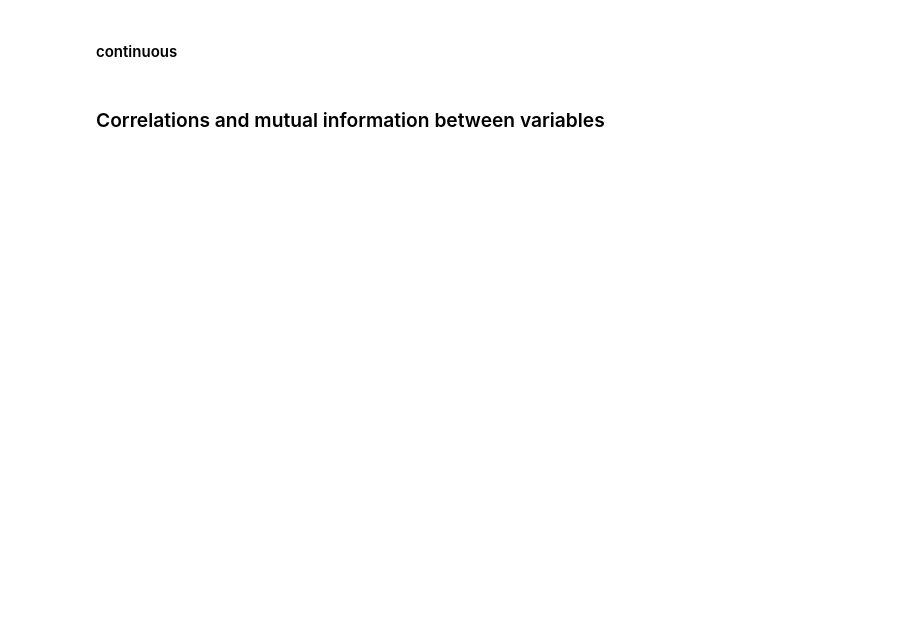
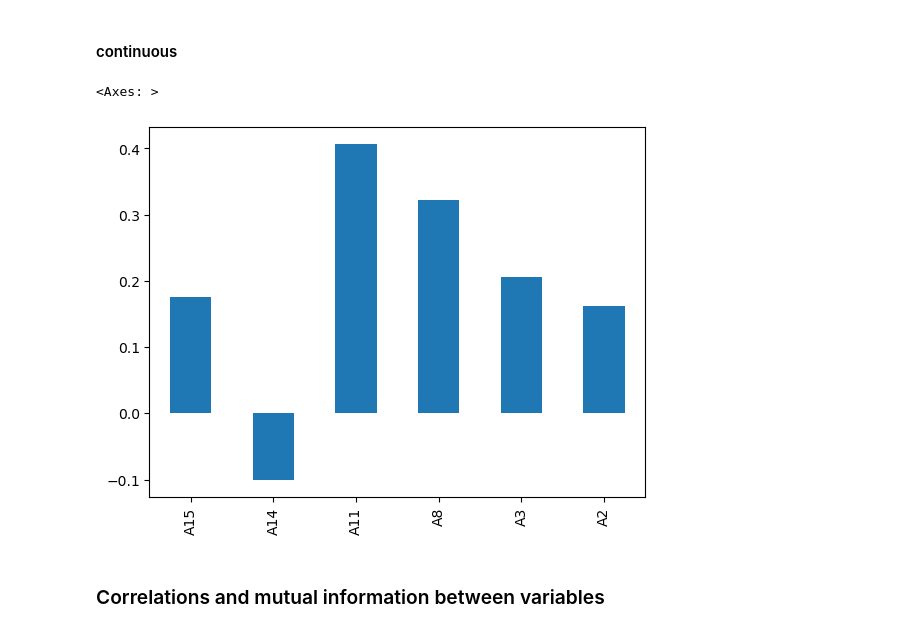
Before and after one commit to toniklenk/WissPro-final-project, a Jupyter notebook: CreditCardApproval EDA DianaMax.ipynb, the cells around one changed output. Drawn from its saved outputs; the diff is of its cells as text; code cells hidden in the pictures; blank space fills up the shorter version.

```diff
--- a/CreditCardApproval EDA DianaMax.ipynb
+++ b/CreditCardApproval EDA DianaMax.ipynb
@@ -361,15 +517,18 @@ s.plot(kind='bar', title = 'correlation with target \n categorical data')
 # %%
 target = y.replace({'+':1,'-':0})
 
 continuous_variables = credit_approval.variables[(credit_approval.variables.type == 'Continuous') & (credit_approval.variables.role == 'Feature')].name.values
 
 s = pd.Series(index=continuous_variables)
 
 
 for var in continuous_variables:
     s[var] = pointbiserialr(target[~df[var].isna()].values.ravel(), df[var].dropna().values).statistic
 
-s.plot(kind='bar', title = 'correlation with target \n continious data')
+s.plot(kind='bar')
+# %% [output]
+<Axes: >
+[figure, added]
 # %% [markdown]
 ### Correlations and mutual information between variables
 # %%
```
Also changed, not shown: parts of 61 cells of this notebook.
